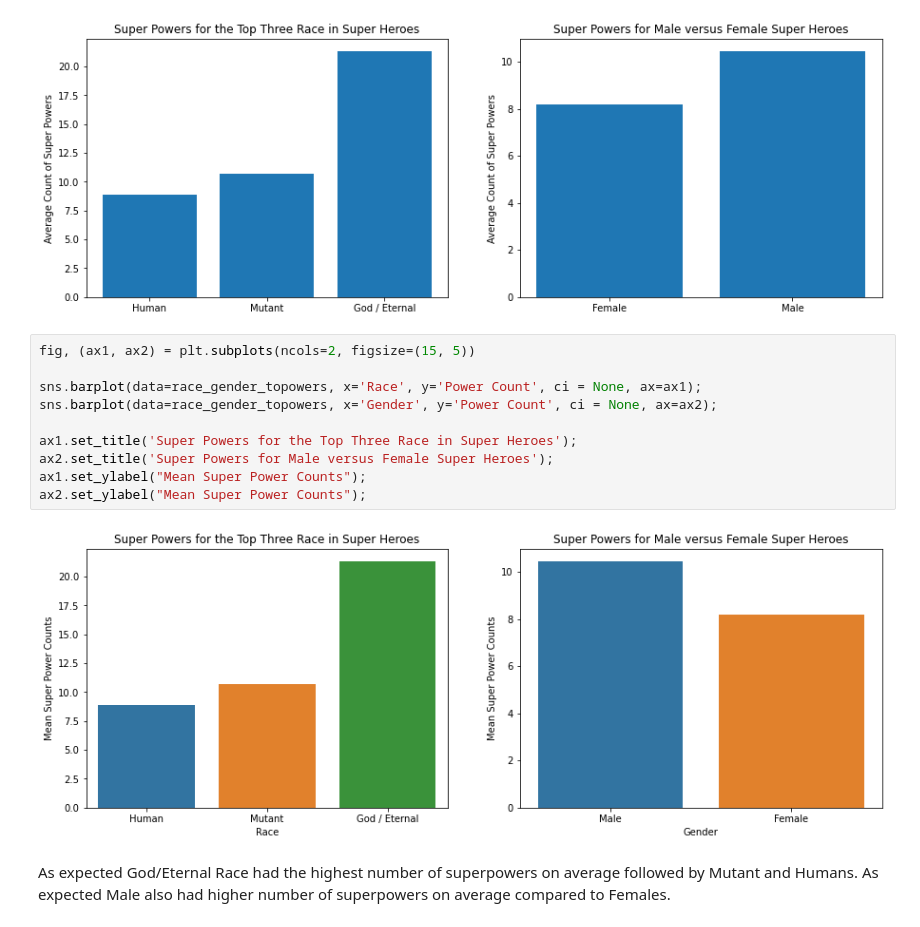
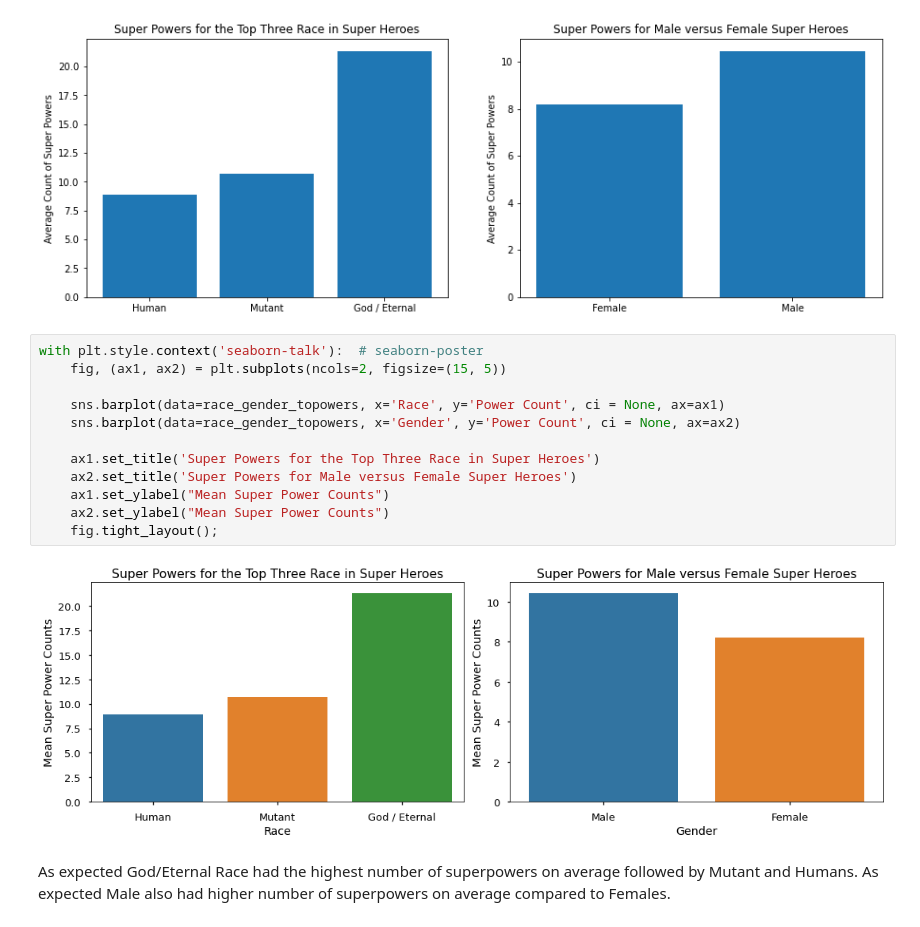
Before and after one commit to erdemiraysu/dsc-pandas-data-cleaning-lab, a Jupyter notebook: index.ipynb, the cells around one changed output. Saved outputs shown, nothing was run; the diff lists cells and outputs as text.

```diff
--- a/index.ipynb
+++ b/index.ipynb
@@ -1052,17 +1052,19 @@ ax2.set_title("Super Powers for Male versus Female Super Heroes");
 # %% [output]
 [figure]
 # %%
-fig, (ax1, ax2) = plt.subplots(ncols=2, figsize=(15, 5))
+with plt.style.context('seaborn-talk'):  # seaborn-poster
+    fig, (ax1, ax2) = plt.subplots(ncols=2, figsize=(15, 5))
 
-sns.barplot(data=race_gender_topowers, x='Race', y='Power Count', ci = None, ax=ax1);
-sns.barplot(data=race_gender_topowers, x='Gender', y='Power Count', ci = None, ax=ax2);
+    sns.barplot(data=race_gender_topowers, x='Race', y='Power Count', ci = None, ax=ax1)
+    sns.barplot(data=race_gender_topowers, x='Gender', y='Power Count', ci = None, ax=ax2)
 
-ax1.set_title('Super Powers for the Top Three Race in Super Heroes');
-ax2.set_title('Super Powers for Male versus Female Super Heroes');
-ax1.set_ylabel("Mean Super Power Counts");
-ax2.set_ylabel("Mean Super Power Counts");
+    ax1.set_title('Super Powers for the Top Three Race in Super Heroes')
+    ax2.set_title('Super Powers for Male versus Female Super Heroes')
+    ax1.set_ylabel("Mean Super Power Counts")
+    ax2.set_ylabel("Mean Super Power Counts")
+    fig.tight_layout();
 # %% [output]
-[figure, old version]
+[figure, new version]
 # %% [markdown]
 As expected God/Eternal Race had the highest number of superpowers on average followed by Mutant and Humans.
 As expected Male also had higher number of superpowers on average compared to Females.
```
Also changed, not shown: parts of 17 cells of this notebook.
